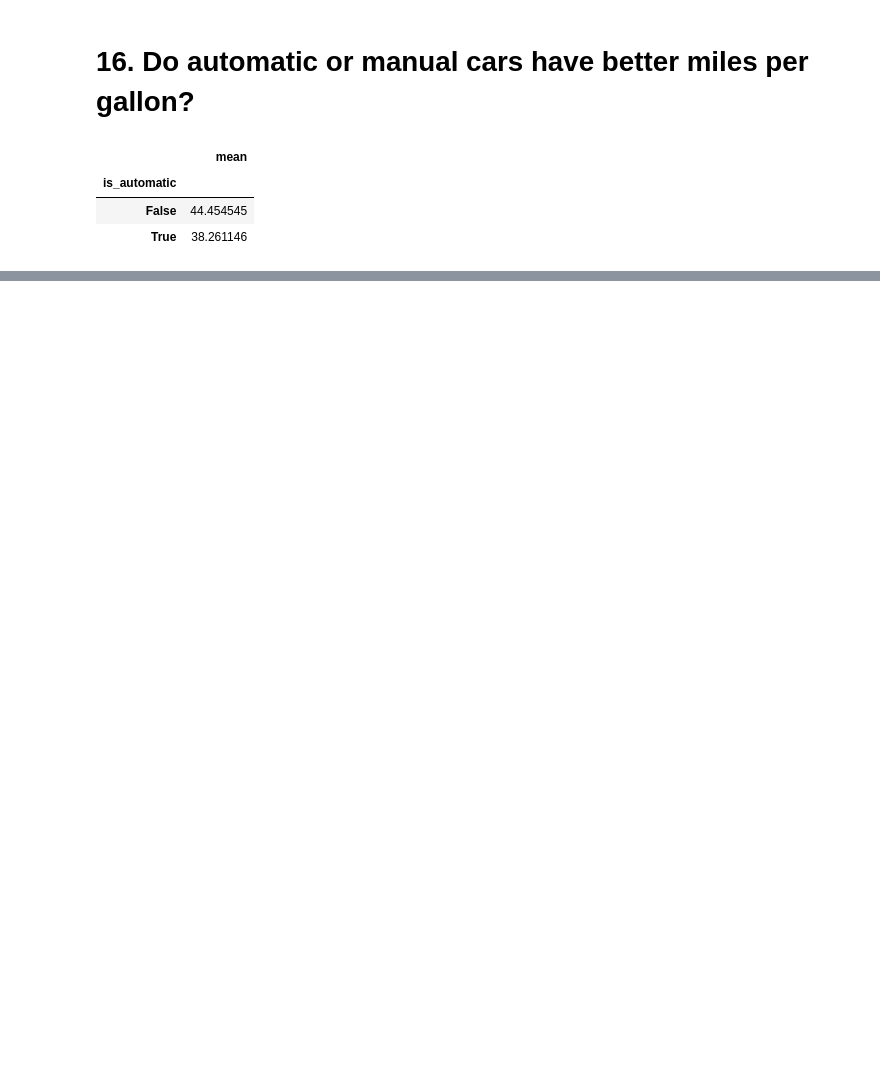
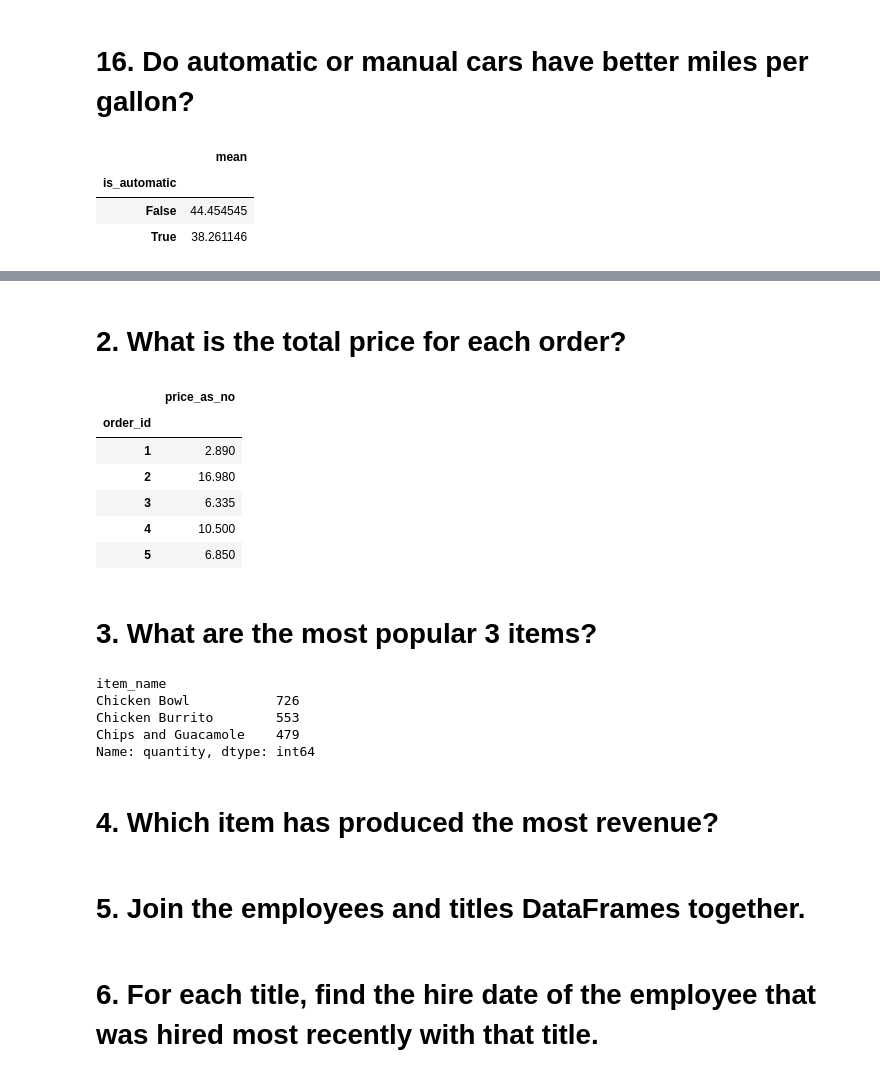
Before and after one commit to Jonessn22/numpy-pandas-visualization-exercises, a Jupyter notebook: exercises_advanced_dataframes.ipynb, the cells around one changed output, grey strips where cells are left out. Drawn from its saved outputs; the diff is of its cells as text; code cells hidden in the pictures; blank space fills up the shorter version.

```diff
--- a/exercises_advanced_dataframes.ipynb
+++ b/exercises_advanced_dataframes.ipynb
@@ -460,0 +441,3 @@ DataError: No numeric types to aggregate
+# %%
+price_as_no = df_chip['item_price'].str.replace('$', '').astype(float)
+price_as_no
@@ -460,0 +457,34 @@ DataError: No numeric types to aggregate
+# %% [markdown]
+# 2. What is the total price for each order?
+# %%
+df_chip['price_as_no'] = price_as_no
+
+df_chip.pivot_table(index='order_id', values='price_as_no').head()
+
+# df_chip.head()
+# %% [output]
+|  | price_as_no |
+| order_id |  |
+| 1 | 2.890 |
+| 2 | 16.980 |
+| 3 | 6.335 |
+| 4 | 10.500 |
+| 5 | 6.850 |
+# %% [markdown]
+# 3. What are the most popular 3 items?
+# %%
+df_chip.groupby('item_name').quantity.agg('count').sort_values(ascending=False).head(3)
+
+# df_chip.head()
+# %% [output]
+item_name
+Chicken Bowl           726
+Chicken Burrito        553
+Chips and Guacamole    479
+Name: quantity, dtype: int64
+# %% [markdown]
+# 4. Which item has produced the most revenue?
+# %% [markdown]
+# 5. Join the employees and titles DataFrames together.
+# %% [markdown]
+# 6. For each title, find the hire date of the employee that was hired most recently with that title.
```
Also changed, not shown: parts of 22 cells of this notebook.
